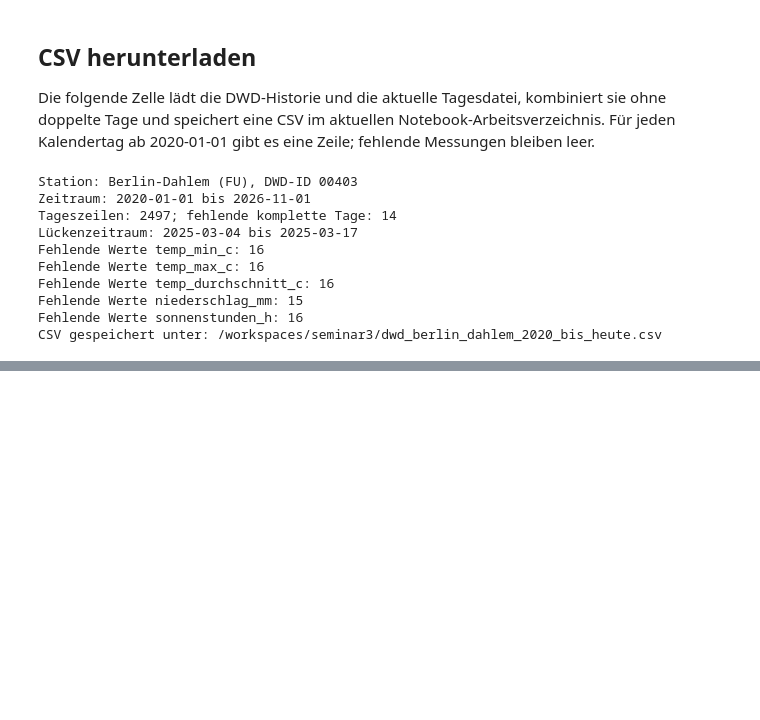
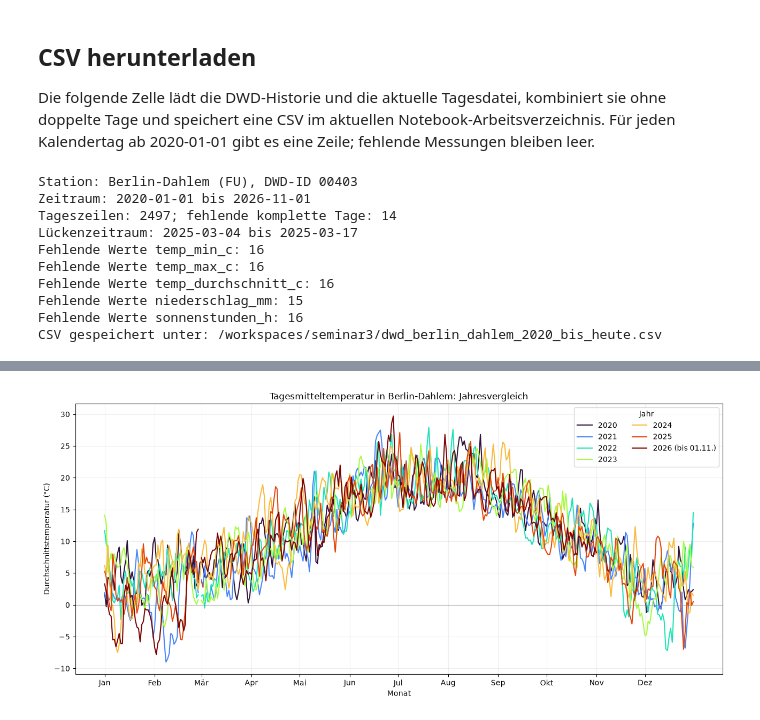
Before and after one commit to JosefineSo/seminar3, a Jupyter notebook: dwd_berlin_wetterdaten_2020_bis_heute.ipynb, the cells around one changed output, grey strips where cells are left out. Drawn from its saved outputs; the diff is of its cells as text; code cells hidden in the pictures; blank space fills up the shorter version.

```diff
--- a/dwd_berlin_wetterdaten_2020_bis_heute.ipynb
+++ b/dwd_berlin_wetterdaten_2020_bis_heute.ipynb
@@ -162,0 +167,54 @@ CSV gespeichert unter: /workspaces/seminar3/dwd_berlin_dahlem_2020_bis_heute.csv
+# %%
+import csv
+from datetime import datetime, timedelta
+from pathlib import Path
+
+import matplotlib.pyplot as plt
+
+csv_path = Path.cwd() / "dwd_berlin_dahlem_2020_bis_heute.csv"
+annual_temperatures = {}
+latest_csv_date = None
+
+with csv_path.open("r", newline="", encoding="utf-8") as csv_file:
+    for row in csv.DictReader(csv_file):
+        measurement_date = datetime.strptime(row["datum"], "%Y-%m-%d")
+        latest_csv_date = measurement_date
+        calendar_day = datetime(2000, measurement_date.month, measurement_date.day)
+        temperature_value = row["temp_durchschnitt_c"].strip()
+        annual_temperatures.setdefault(measurement_date.year, {})[calendar_day] = (
+            float(temperature_value) if temperature_value else float("nan")
+        )
+
+if not annual_temperatures:
+    raise ValueError(f"Keine Temperaturdaten in {csv_path.resolve()}")
+
+years = sorted(annual_temperatures)
+calendar_days = [datetime(2000, 1, 1) + timedelta(days=day) for day in range(366)]
+color_positions = [index / max(1, len(years) - 1) for index in range(len(years))]
+colors = plt.cm.turbo(color_positions)
+
+fig, ax = plt.subplots(figsize=(13, 6))
+for year, color in zip(years, colors):
+    temperatures = [
+        annual_temperatures[year].get(calendar_day, float("nan"))
+        for calendar_day in calendar_days
+    ]
+    label = str(year)
+    if year == latest_csv_date.year and latest_csv_date.month < 12:
+        label = f"{year} (bis {latest_csv_date:%d.%m.})"
+    ax.plot(calendar_days, temperatures, label=label, color=color, linewidth=1.5)
+
+ax.set_title("Tagesmitteltemperatur in Berlin-Dahlem: Jahresvergleich")
+ax.set_xlabel("Monat")
+ax.set_ylabel("Durchschnittstemperatur (°C)")
+ax.set_xticks([datetime(2000, month, 1) for month in range(1, 13)])
+ax.set_xticklabels(
+    ["Jan", "Feb", "Mär", "Apr", "Mai", "Jun", "Jul", "Aug", "Sep", "Okt", "Nov", "Dez"]
+ )
+ax.axhline(0, color="gray", linewidth=0.8, alpha=0.6)
+ax.grid(alpha=0.2)
+ax.legend(title="Jahr", ncol=2)
+fig.tight_layout()
+plt.show()
+# %% [output]
+[figure, added]
```
Also changed, not shown: parts of 3 cells of this notebook.
